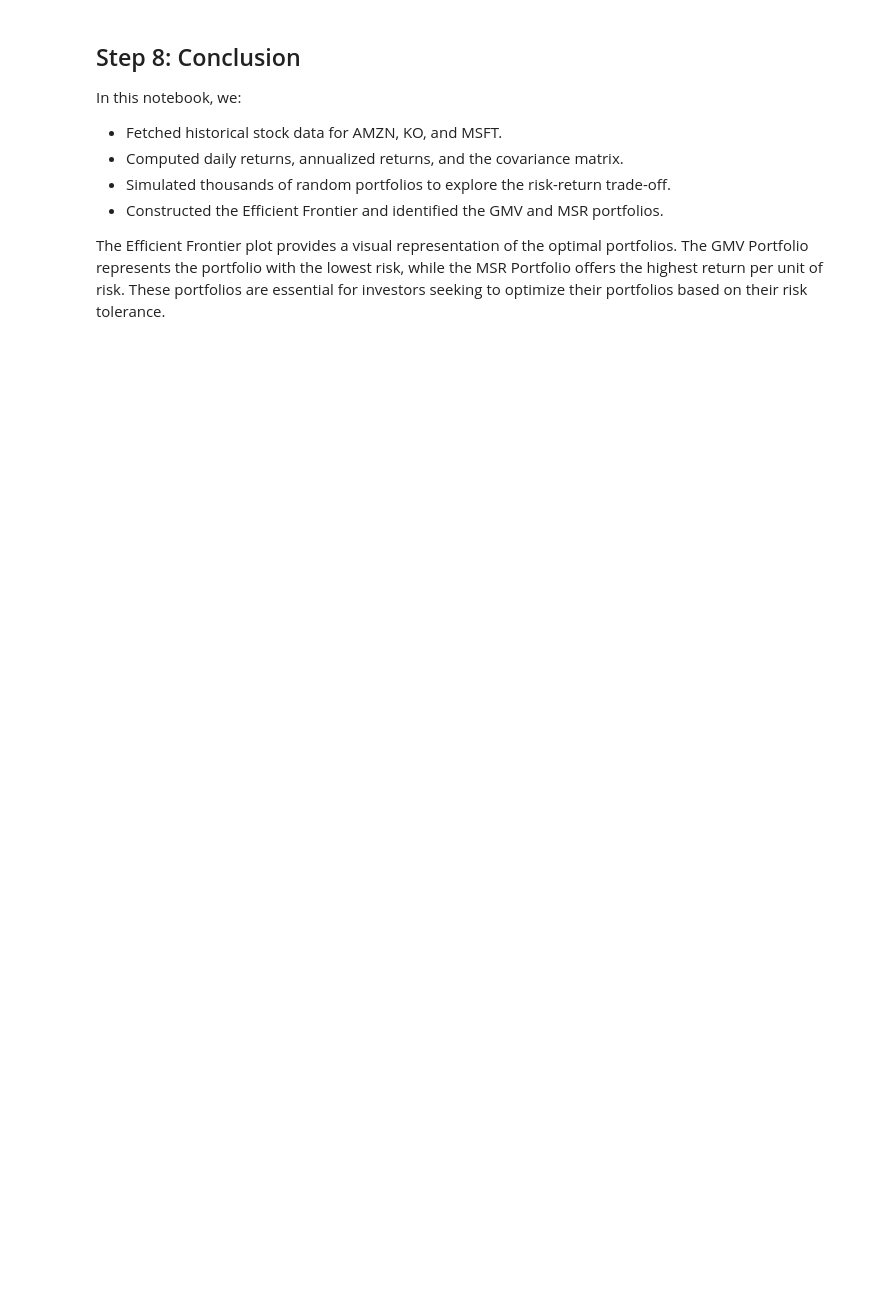
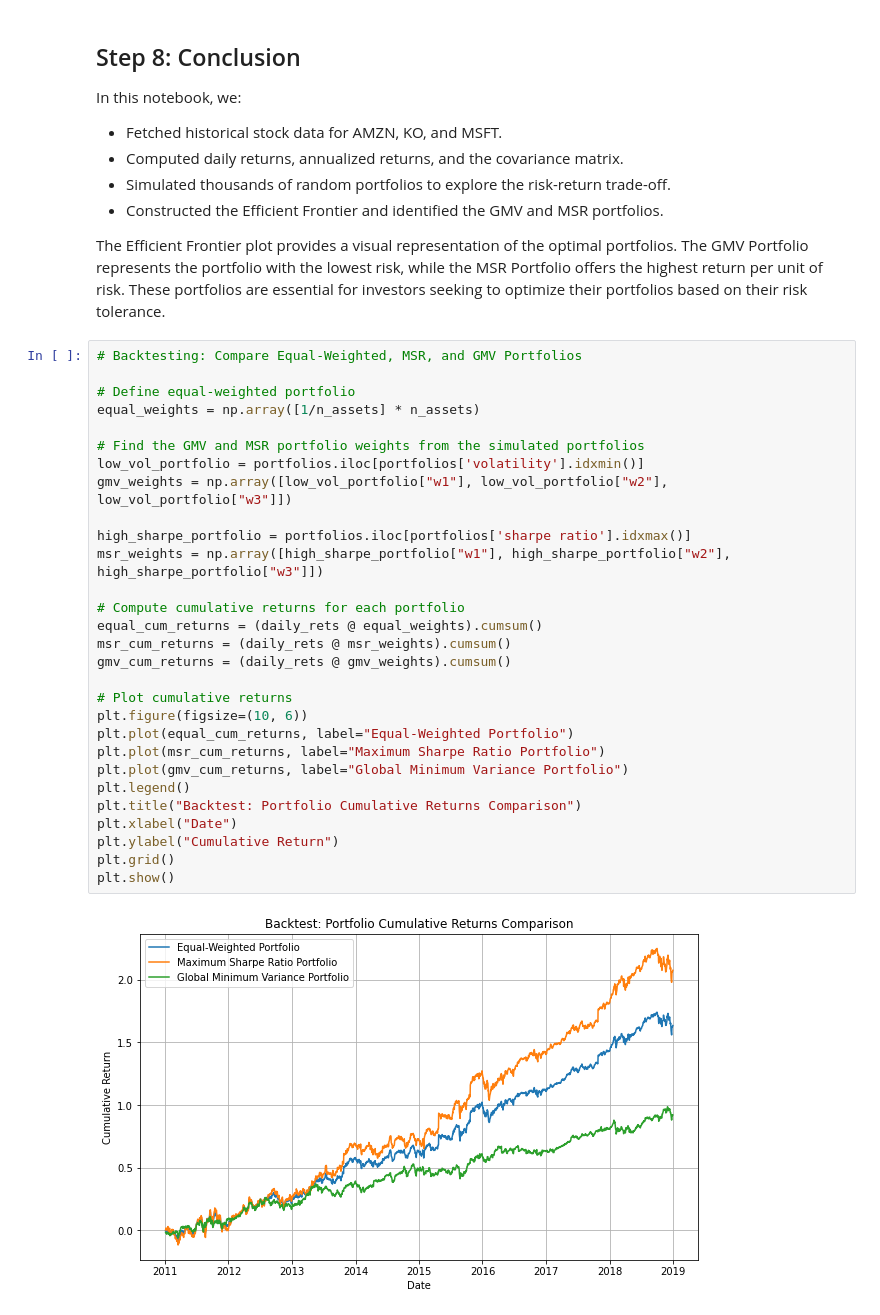
Before and after one commit to PietroWei/Portfolio, a Jupyter notebook: FinApp/Portfolio_Optimization_Efficient_Frontier.ipynb, the cells around one changed output. Cells and saved outputs as stored; diff of their text form; blank space fills up the shorter version.

Commit message:
backtest added

```diff
--- a/FinApp/Portfolio_Optimization_Efficient_Frontier.ipynb
+++ b/FinApp/Portfolio_Optimization_Efficient_Frontier.ipynb
@@ -303,3 +304,34 @@ In this notebook, we:
 - Constructed the Efficient Frontier and identified the GMV and MSR portfolios.
 
 The Efficient Frontier plot provides a visual representation of the optimal portfolios. The GMV Portfolio represents the portfolio with the lowest risk, while the MSR Portfolio offers the highest return per unit of risk. These portfolios are essential for investors seeking to optimize their portfolios based on their risk tolerance.
+# %%
+# Backtesting: Compare Equal-Weighted, MSR, and GMV Portfolios
+
+# Define equal-weighted portfolio
+equal_weights = np.array([1/n_assets] * n_assets)
+
+# Find the GMV and MSR portfolio weights from the simulated portfolios
+low_vol_portfolio = portfolios.iloc[portfolios['volatility'].idxmin()]
+gmv_weights = np.array([low_vol_portfolio["w1"], low_vol_portfolio["w2"], low_vol_portfolio["w3"]])
+
+high_sharpe_portfolio = portfolios.iloc[portfolios['sharpe ratio'].idxmax()]
+msr_weights = np.array([high_sharpe_portfolio["w1"], high_sharpe_portfolio["w2"], high_sharpe_portfolio["w3"]])
+
+# Compute cumulative returns for each portfolio
+equal_cum_returns = (daily_rets @ equal_weights).cumsum()
+msr_cum_returns = (daily_rets @ msr_weights).cumsum()
+gmv_cum_returns = (daily_rets @ gmv_weights).cumsum()
+
+# Plot cumulative returns
+plt.figure(figsize=(10, 6))
+plt.plot(equal_cum_returns, label="Equal-Weighted Portfolio")
+plt.plot(msr_cum_returns, label="Maximum Sharpe Ratio Portfolio")
+plt.plot(gmv_cum_returns, label="Global Minimum Variance Portfolio")
+plt.legend()
+plt.title("Backtest: Portfolio Cumulative Returns Comparison")
+plt.xlabel("Date")
+plt.ylabel("Cumulative Return")
+plt.grid()
+plt.show()
+# %% [output]
+[figure, added]
```
Also changed, not shown: parts of 6 cells of this notebook, 2 other files.
